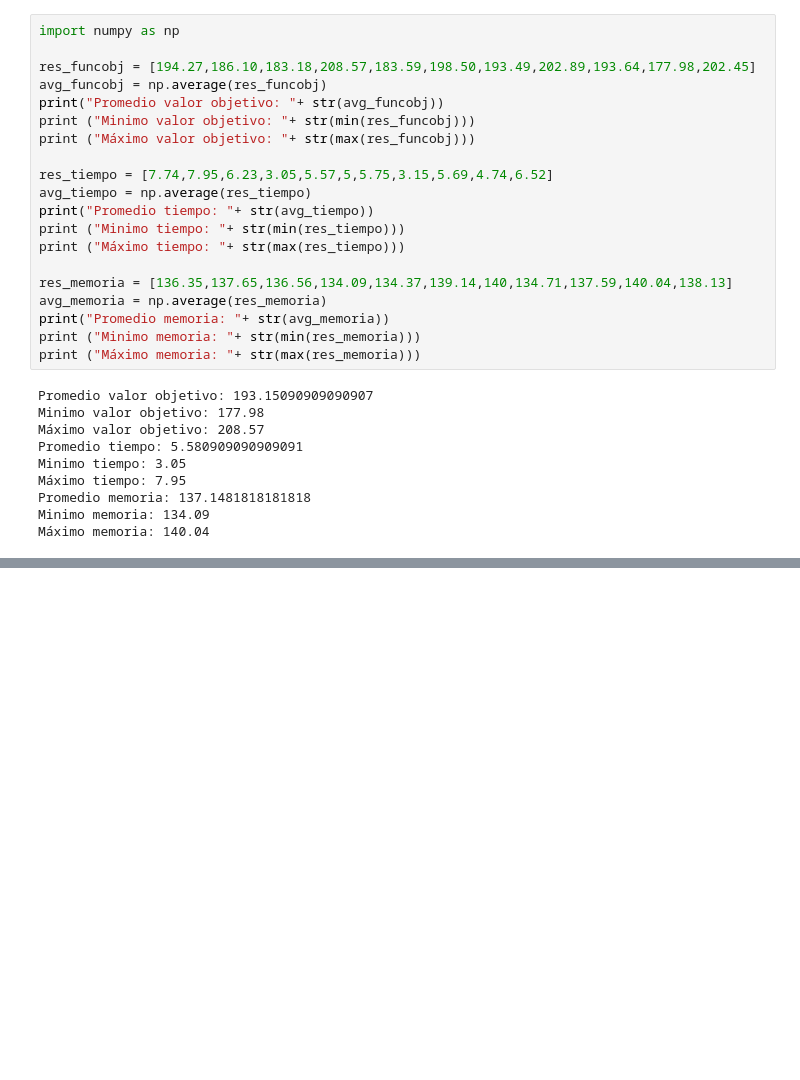
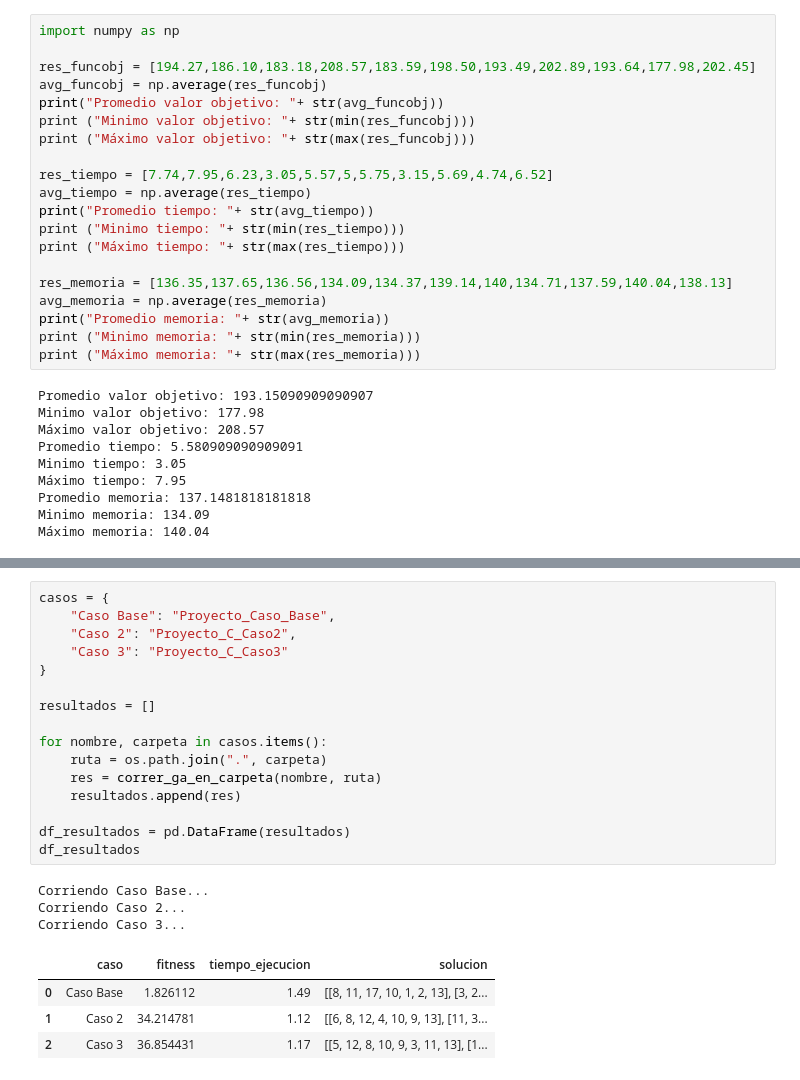
Before and after one commit to gabrielaeescobar/MOS-Proyecto-Etapa3, a Jupyter notebook: casoBaseGA.ipynb, the cells around one changed output, grey strips where cells are left out. Drawn from its saved outputs; the diff is of its cells as text; blank space fills up the shorter version.

```diff
--- a/casoBaseGA.ipynb
+++ b/casoBaseGA.ipynb
@@ -1000,0 +1041,24 @@ En resumen, la elección entre ambos enfoques debe depender de los objetivos esp
+# %%
+casos = {
+    "Caso Base": "Proyecto_Caso_Base",
+    "Caso 2": "Proyecto_C_Caso2",
+    "Caso 3": "Proyecto_C_Caso3"
+}
+
+resultados = []
+
+for nombre, carpeta in casos.items():
+    ruta = os.path.join(".", carpeta)
+    res = correr_ga_en_carpeta(nombre, ruta)
+    resultados.append(res)
+
+df_resultados = pd.DataFrame(resultados)
+df_resultados
+# %% [output]
+Corriendo Caso Base...
+Corriendo Caso 2...
+Corriendo Caso 3...
+|  | caso | fitness | tiempo_ejecucion | solucion |
+| 0 | Caso Base | 1.826112 | 1.49 | [[8, 11, 17, 10, 1, 2, 13], [3, 2... |
+| 1 | Caso 2 | 34.214781 | 1.12 | [[6, 8, 12, 4, 10, 9, 13], [11, 3... |
+| 2 | Caso 3 | 36.854431 | 1.17 | [[5, 12, 8, 10, 9, 3, 11, 13], [1... |
```
Also changed, not shown: parts of 8 cells of this notebook, 19 other files.
